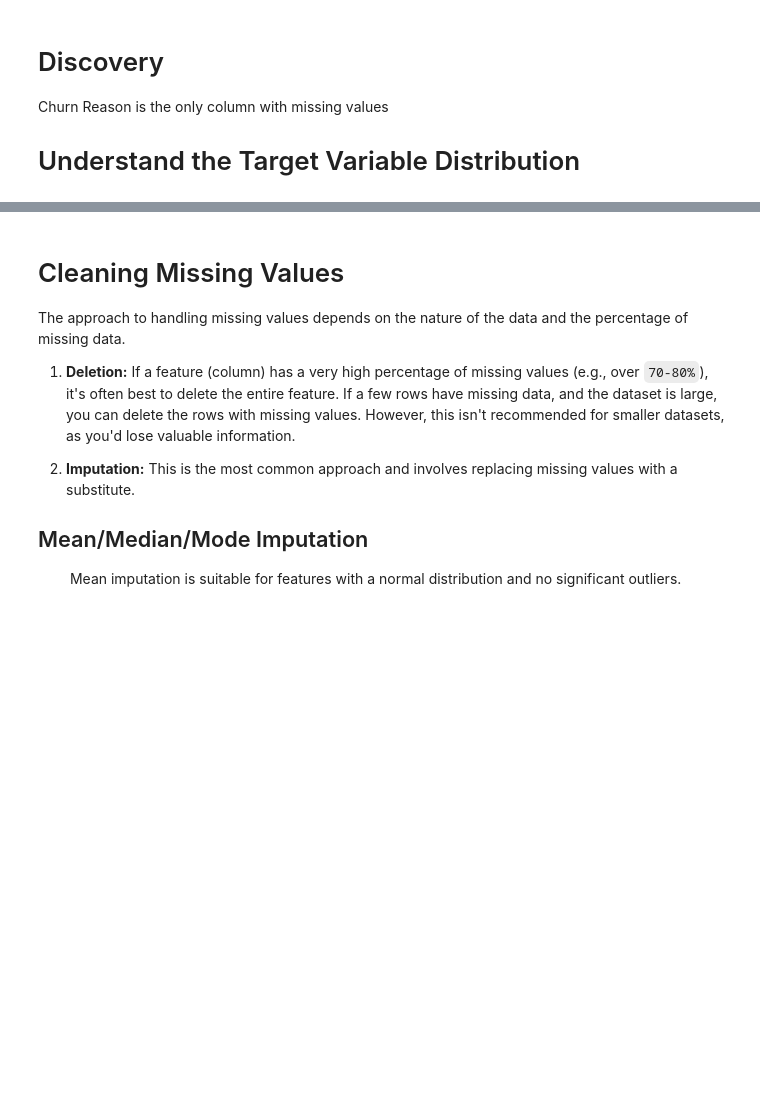
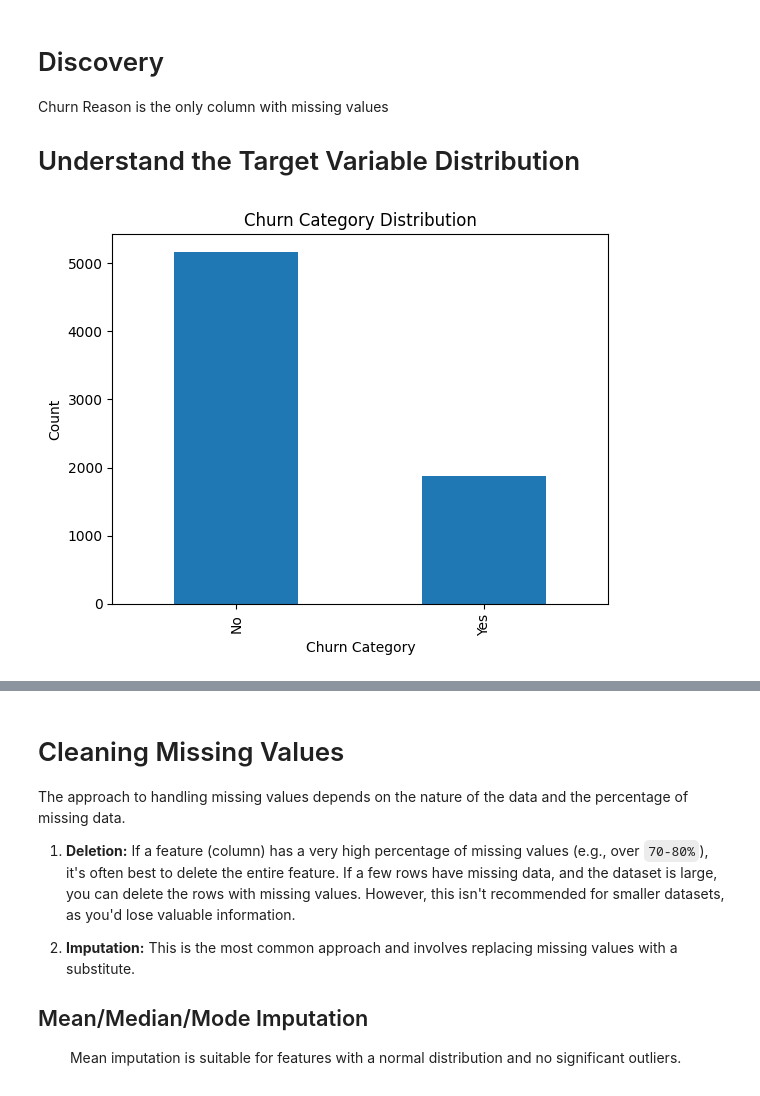
Before and after one commit to damunza/Customer_churn_story, a Jupyter notebook: python/analysis.ipynb, the cells around one changed output, grey strips where cells are left out. Saved outputs shown, nothing was run; the diff lists cells and outputs as text; code cells hidden in the pictures; blank space fills up the shorter version.

```diff
--- a/python/analysis.ipynb
+++ b/python/analysis.ipynb
@@ -140,3 +140,12 @@ dtype: int64
 Churn Reason is the only column with missing values
 
 # Understand the Target Variable Distribution
+# %%
+# the target variable distribution using a bargraph
+data['Churn Label'].value_counts().plot(kind='bar')
+plt.title('Churn Category Distribution')
+plt.xlabel('Churn Category')
+plt.ylabel('Count')
+plt.show()
+# %% [output]
+[figure, added]
```
Also changed, not shown: parts of 2 cells of this notebook, 1 other file.
